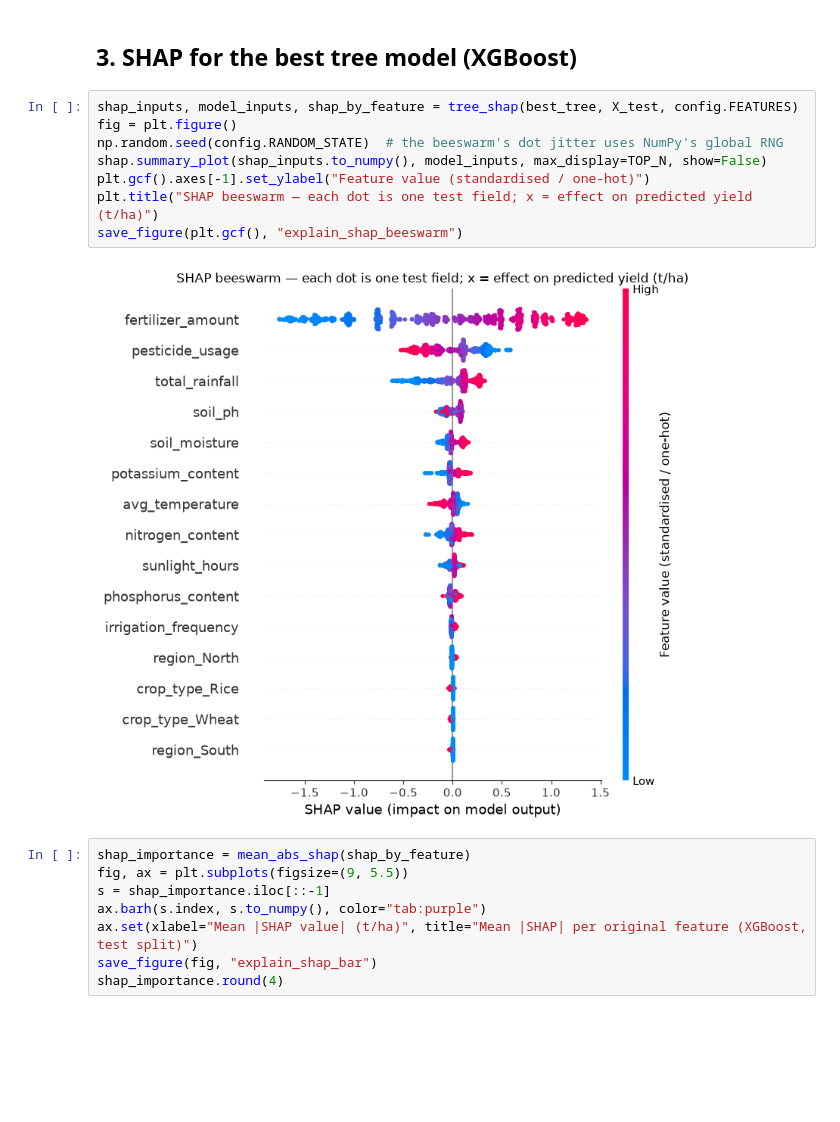
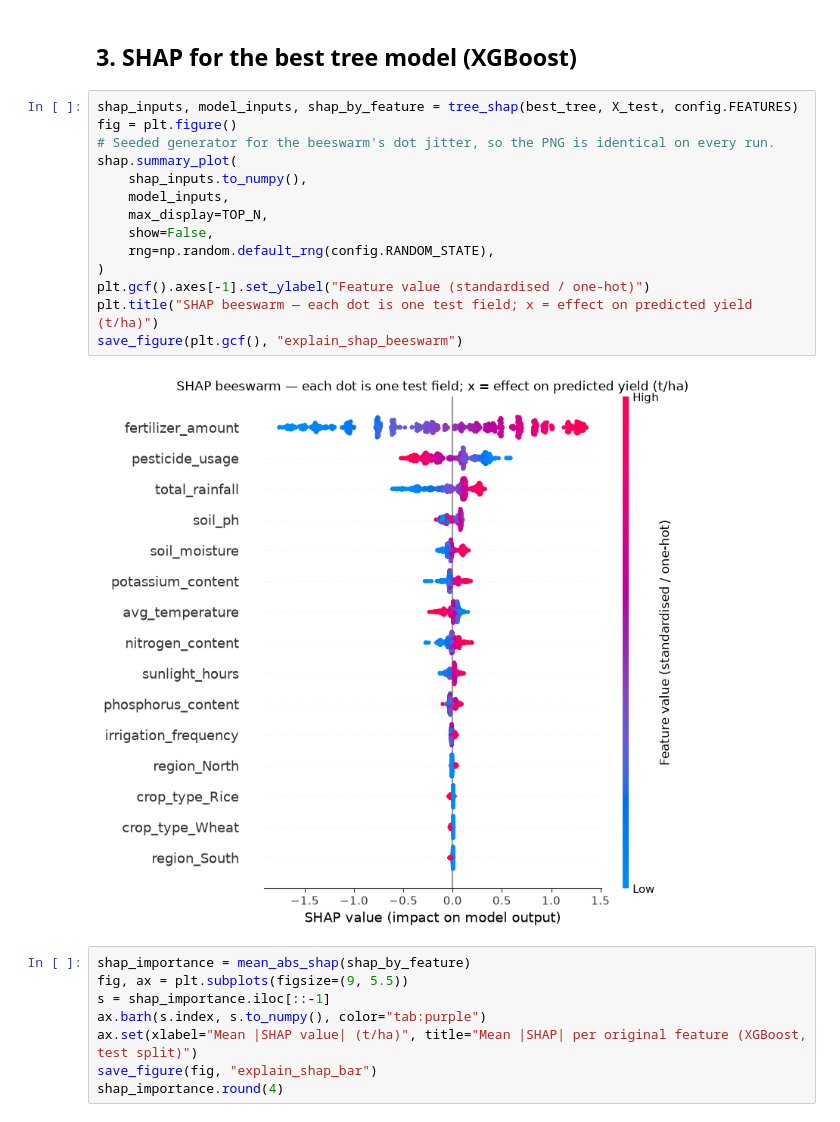
Before and after one commit to SauravLamba17/CropYieldPrediction, a Jupyter notebook: notebooks/03_explain.ipynb, the cells around one changed output. Saved outputs shown, nothing was run; the diff lists cells and outputs as text; blank space fills up the shorter version.

```diff
--- a/notebooks/03_explain.ipynb
+++ b/notebooks/03_explain.ipynb
@@ -164,13 +164,19 @@ about twice as large as pH's.
 # %%
 shap_inputs, model_inputs, shap_by_feature = tree_shap(best_tree, X_test, config.FEATURES)
 fig = plt.figure()
-np.random.seed(config.RANDOM_STATE)  # the beeswarm's dot jitter uses NumPy's global RNG
-shap.summary_plot(shap_inputs.to_numpy(), model_inputs, max_display=TOP_N, show=False)
+# Seeded generator for the beeswarm's dot jitter, so the PNG is identical on every run.
+shap.summary_plot(
+    shap_inputs.to_numpy(),
+    model_inputs,
+    max_display=TOP_N,
+    show=False,
+    rng=np.random.default_rng(config.RANDOM_STATE),
+)
 plt.gcf().axes[-1].set_ylabel("Feature value (standardised / one-hot)")
 plt.title("SHAP beeswarm — each dot is one test field; x = effect on predicted yield (t/ha)")
 save_figure(plt.gcf(), "explain_shap_beeswarm")
 # %% [output]
-[figure, old version]
+[figure, new version]
 # %%
 shap_importance = mean_abs_shap(shap_by_feature)
 fig, ax = plt.subplots(figsize=(9, 5.5))
```
Also changed, not shown: 1 other file.
